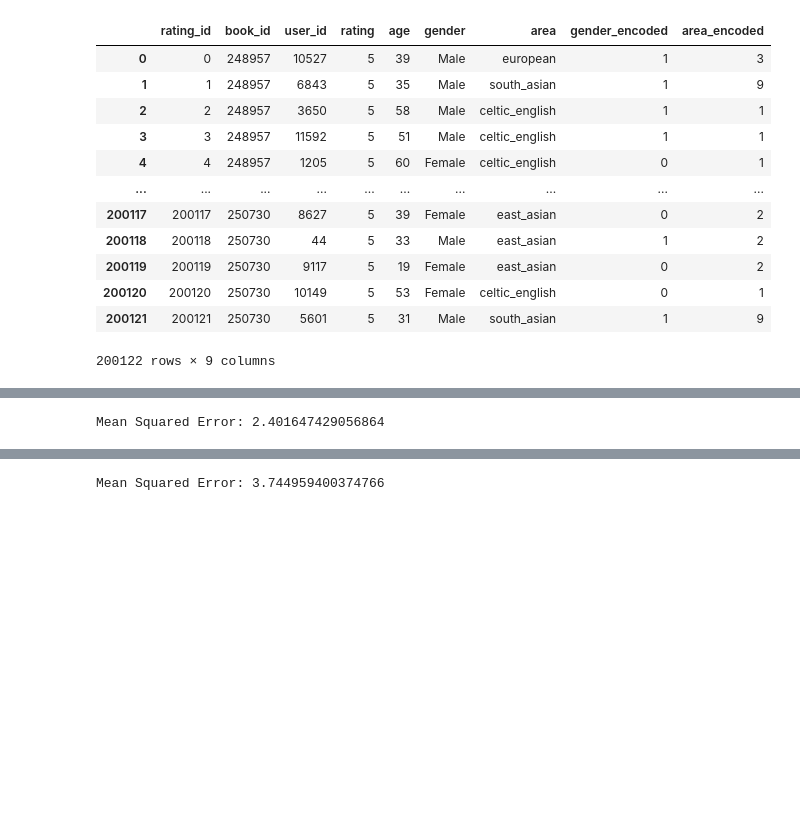
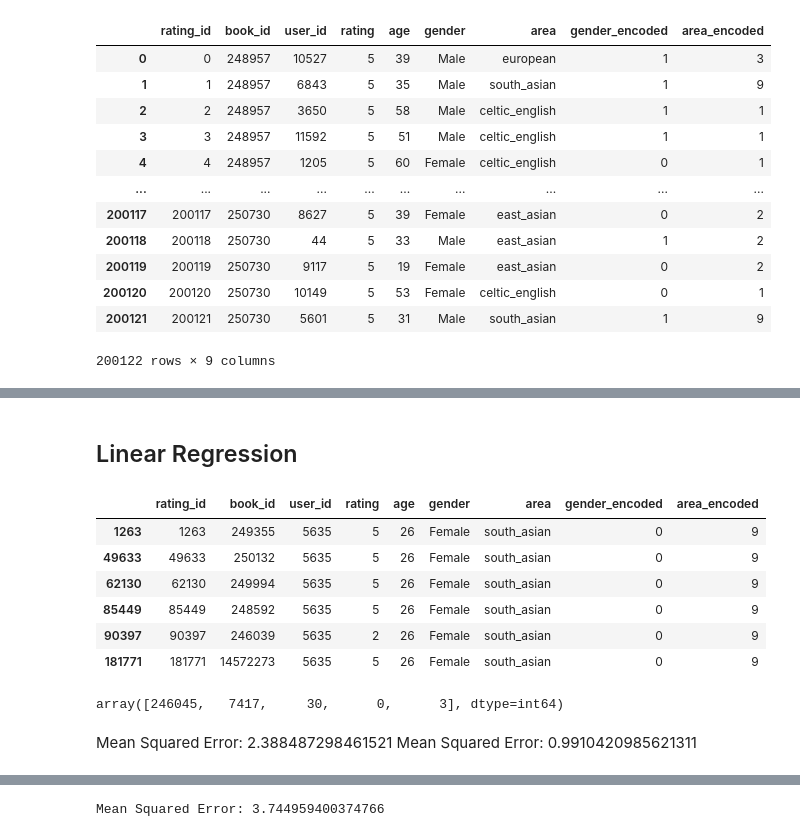
Before and after one commit to PBL-7-Book-Recommendation/ModelAI, a Jupyter notebook: training/Predict_rating/predict_rating.ipynb, the cells around one changed output, grey strips where cells are left out. Saved outputs shown, nothing was run; the diff lists cells and outputs as text; code cells hidden in the pictures; blank space fills up the shorter version.

```diff
--- a/training/Predict_rating/predict_rating.ipynb
+++ b/training/Predict_rating/predict_rating.ipynb
@@ -58 +170,3 @@ X_train, X_test, y_train, y_test = train_test_split(X, y, test_size=0.2, random_
+# %% [markdown]
+## Linear Regression
 # %%
@@ -63,0 +180,19 @@ y_pred = model.predict(X_test)
+# %%
+rows_with_userid_3 = df[df['user_id'] == 5635]
+rows_with_userid_3
+# %% [output]
+|  | rating_id | book_id | user_id | rating | age | gender | area | gender_encoded | area_encoded |
+| 1263 | 1263 | 249355 | 5635 | 5 | 26 | Female | south_asian | 0 | 9 |
+| 49633 | 49633 | 250132 | 5635 | 5 | 26 | Female | south_asian | 0 | 9 |
+| 62130 | 62130 | 249994 | 5635 | 5 | 26 | Female | south_asian | 0 | 9 |
+| 85449 | 85449 | 248592 | 5635 | 5 | 26 | Female | south_asian | 0 | 9 |
+| 90397 | 90397 | 246039 | 5635 | 2 | 26 | Female | south_asian | 0 | 9 |
+| 181771 | 181771 | 14572273 | 5635 | 5 | 26 | Female | south_asian | 0 | 9 |
+# %%
+user = X_data[5635][1:]
+# X_data_modified = X_data[:, 1:]
+book_id_test = [246045]
+input = np.concatenate((book_id_test, user))
+input
+# %% [output]
+array([246045,   7417,     30,      0,      3], dtype=int64)
@@ -64,9 +203,10 @@ y_pred = model.predict(X_test)
+# %% [markdown]
+Mean Squared Error: 2.388487298461521
+Mean Squared Error: 0.9910420985621311
 # %%
 from sklearn.metrics import mean_squared_error
 
 # Đánh giá mô hình bằng Mean Squared Error (MSE)
-mse = mean_squared_error(y_test, y_pred)
-print("Mean Squared Error:", mse)
+# mse = mean_squared_error(y_test, y_pred)
+# print("Mean Squared Error:", mse)
-# %% [output]
-Mean Squared Error: 2.401647429056864
 # %%
```
Also changed, not shown: parts of 26 cells of this notebook, 8 other files.
